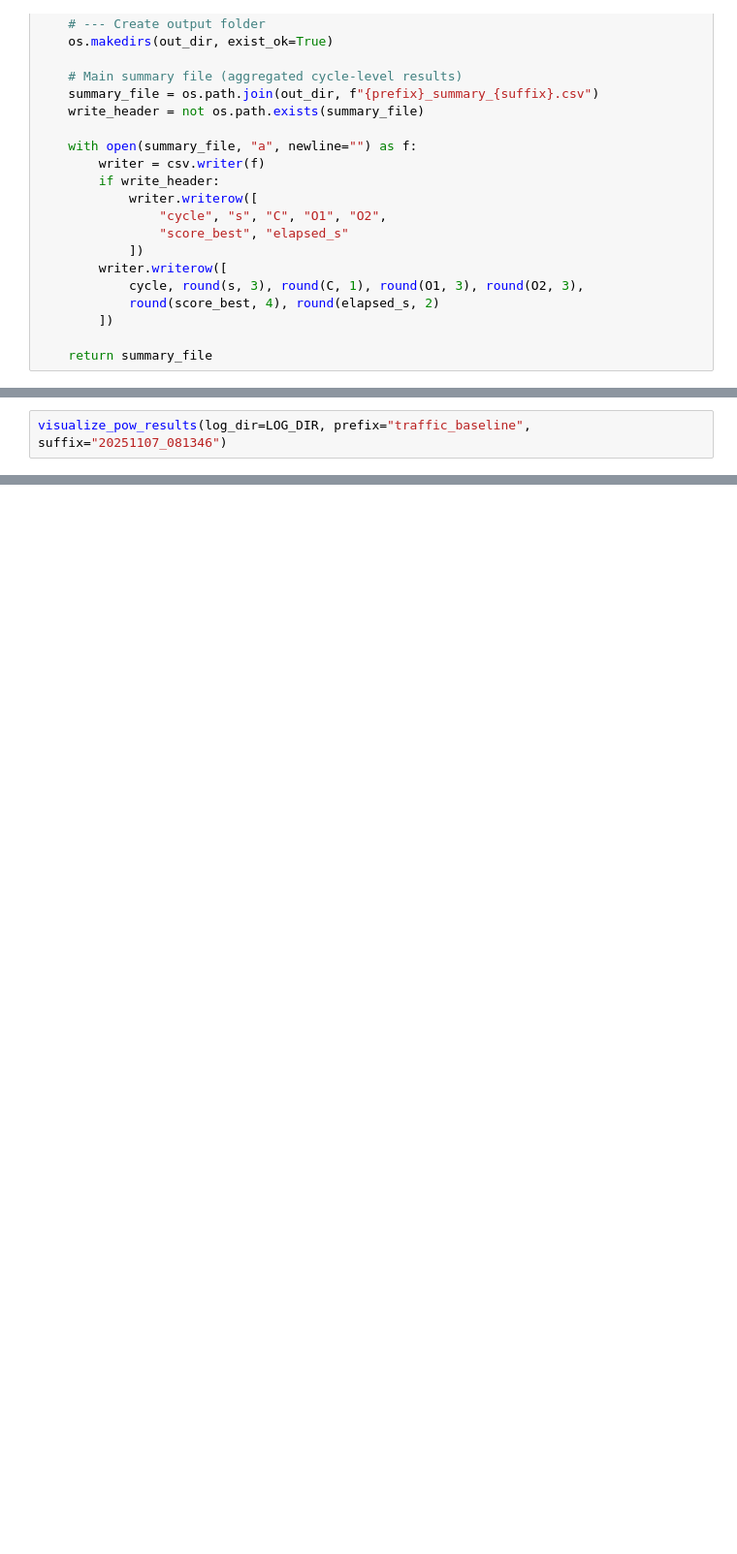
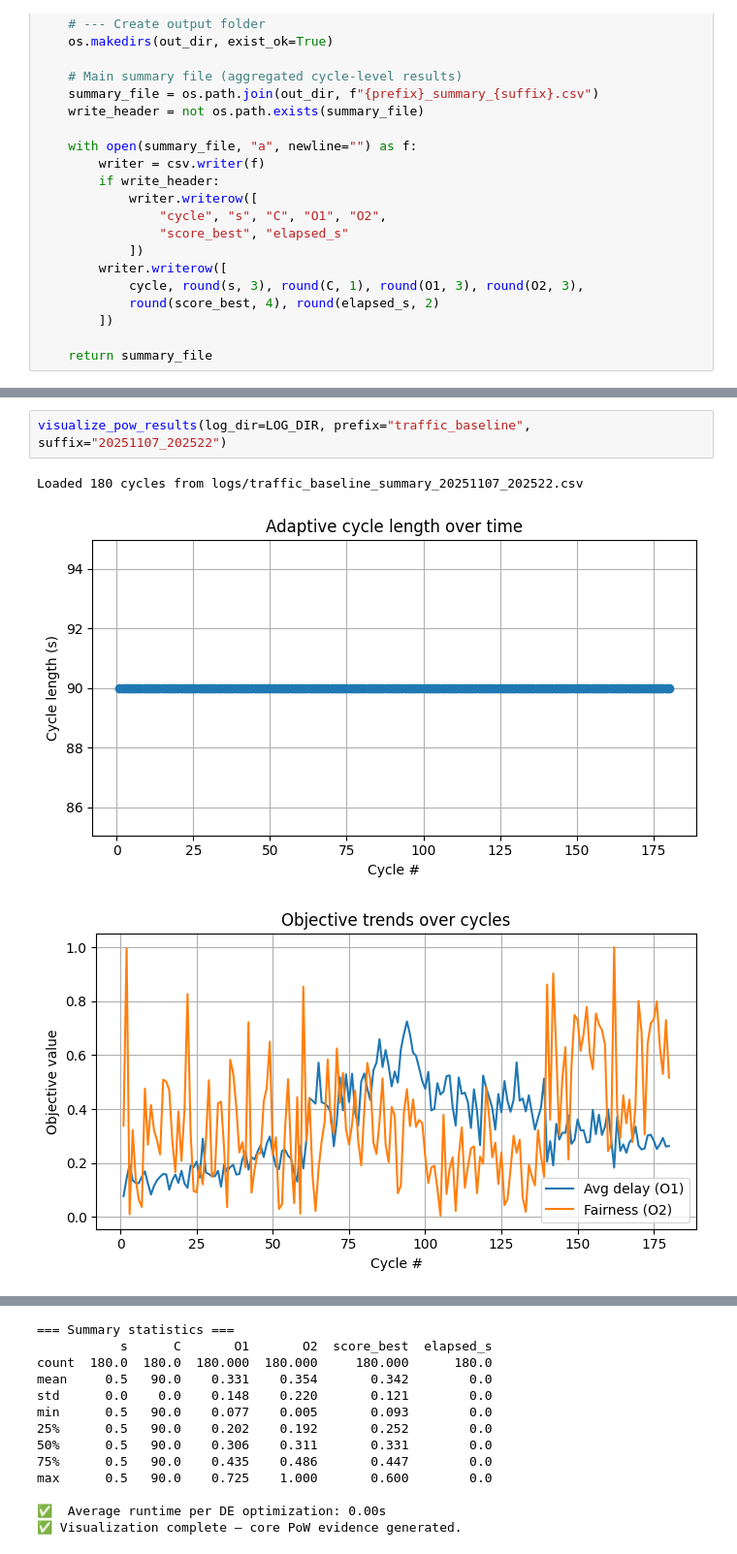
Before and after one commit to Kaos1105/EA_traffic_control, a Jupyter notebook: controller.ipynb, the cells around one changed output, grey strips where cells are left out. Shown at 97% size. Drawn from its saved outputs; the diff is of its cells as text; blank space fills up the shorter version.

```diff
--- a/controller.ipynb
+++ b/controller.ipynb
@@ -644,2 +699,6 @@ baseline_simulation()
 # %%
-visualize_pow_results(log_dir=LOG_DIR, prefix="traffic_baseline", suffix="20251107_081346")
+visualize_pow_results(log_dir=LOG_DIR, prefix="traffic_baseline", suffix="20251107_202522")
+# %% [output]
+Loaded 180 cycles from logs/traffic_baseline_summary_20251107_202522.csv
+[figure, added]
+[figure, added]
@@ -646,3 +707,16 @@ visualize_pow_results(log_dir=LOG_DIR, prefix="traffic_baseline", suffix="202511
+=== Summary statistics ===
+           s      C       O1       O2  score_best  elapsed_s
+count  180.0  180.0  180.000  180.000     180.000      180.0
+mean     0.5   90.0    0.331    0.354       0.342        0.0
+std      0.0    0.0    0.148    0.220       0.121        0.0
+min      0.5   90.0    0.077    0.005       0.093        0.0
+25%      0.5   90.0    0.202    0.192       0.252        0.0
+50%      0.5   90.0    0.306    0.311       0.331        0.0
+75%      0.5   90.0    0.435    0.486       0.447        0.0
+max      0.5   90.0    0.725    1.000       0.600        0.0
+
+✅  Average runtime per DE optimization: 0.00s
+✅ Visualization complete — core PoW evidence generated.
 # %%
 import pandas as pd
 import matplotlib.pyplot as plt
```
Also changed, not shown: parts of 7 cells of this notebook, 2 other files.
